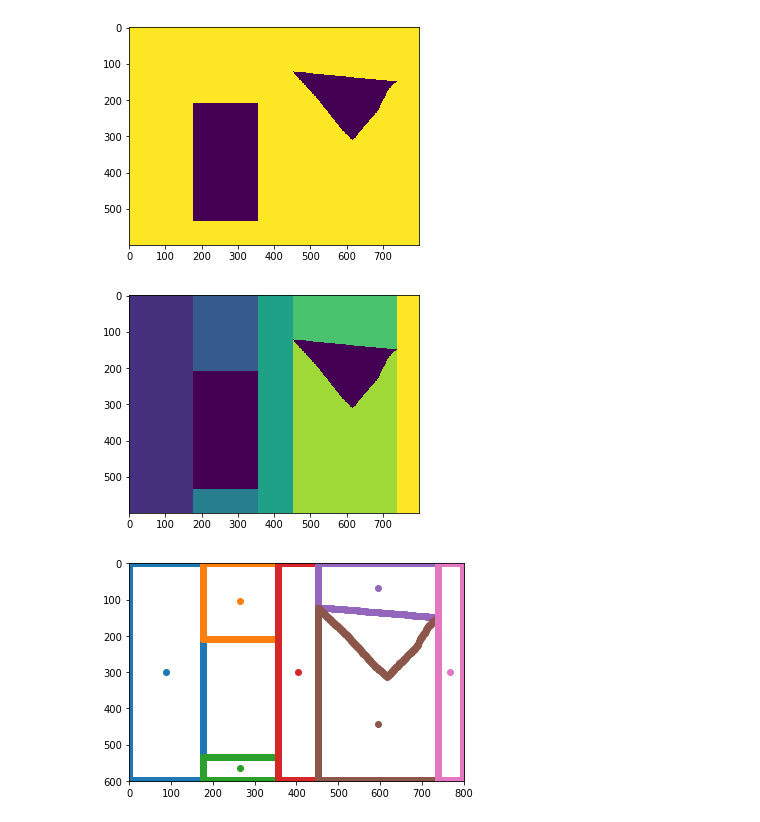
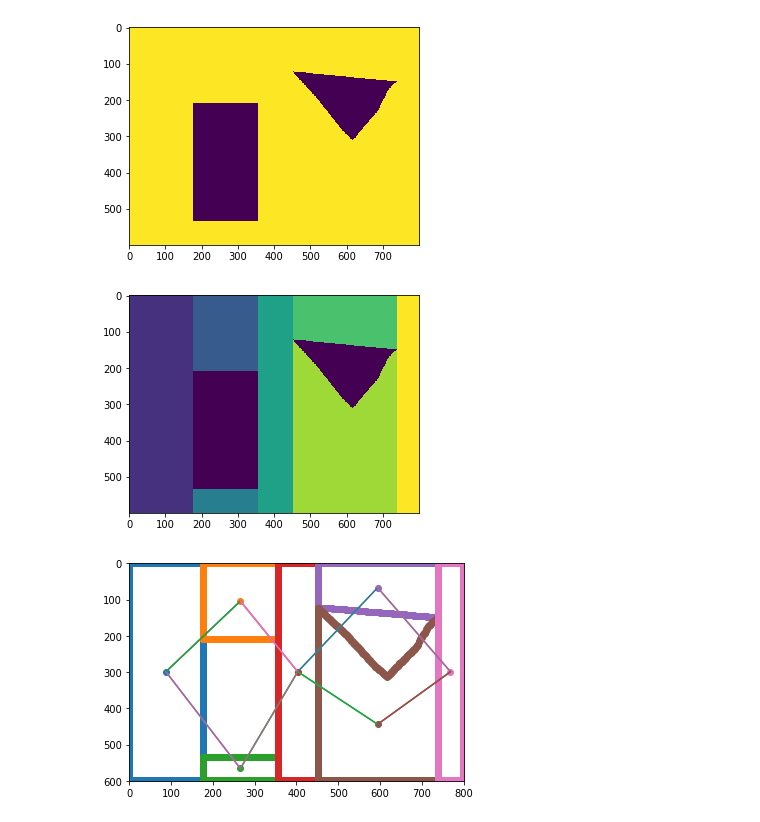
Before and after one commit to k-ravuri/swept, a Jupyter notebook: planning/planning.ipynb, the cells around one changed output. Saved outputs shown, nothing was run; the diff lists cells and outputs as text; code cells hidden in the pictures.

Commit message:
Add generation of graph of components.

```diff
--- a/planning/planning.ipynb
+++ b/planning/planning.ipynb
@@ -47,7 +47,7 @@ class Component:
         self.floor = {}
 
     def __repr__(self):
-        return "Center: {}".format(self.center)
+        return "{}".format(self.center)
 
     def plot(self, plt):
         xs = []
@@ -191,7 +191,8 @@ def partition_image(image):
                         if connected[j, k]:
                             curr_component_values[k] = prev_component_values[j]
                 # prev_cc[j] is connected to multiple components in curr_cc.
-                # That means this is an IN event (we have hit a polygon).
+                # That means this is an IN event (we have hit a polygon),
+                # so we will start a new component for each of the current column components
                 elif np.sum(connected[j, :]) > 1:
                     for k in range(len(curr_cc)):
                         if connected[j, k]:
@@ -200,7 +201,8 @@ def partition_image(image):
 
             for j in range(len(curr_cc)):
                 # curr_cc[j] is connected to multiple components in prev_cc.
-                # That means that this is an OUT event (we have just left a polygon).
+                # That means that this is an OUT event (we have just left a polygon),
+                # so we will start a new component merging previous ones
                 if np.sum(connected[:, j]) > 1:
                     num_components += 1
                     curr_component_values[j] = num_components
@@ -221,16 +289,25 @@ def partition_image(image):
 # %%
 partitioned_img, components = partition_image(img)
+
+# show the partitioned image (first plot)
 plt.imshow(partitioned_img)
 
+# second plot from now on
 H, W = partitioned_img.shape
 plt.figure()
 plt.ylim((H, 0))
 plt.xlim((0, W))
 
+# plot the boundaries + center of each component
 for c in components:
     c.plot(plt)
 
+graph = generate_graph(components)
+
+# plot the lines connecting the components
+graph.plot(plt)
+
 plt.show()
 # %% [output]
 [figure]
-[figure, old version]
+[figure, new version]
```
Also changed, not shown: parts of 1 cell of this notebook.
